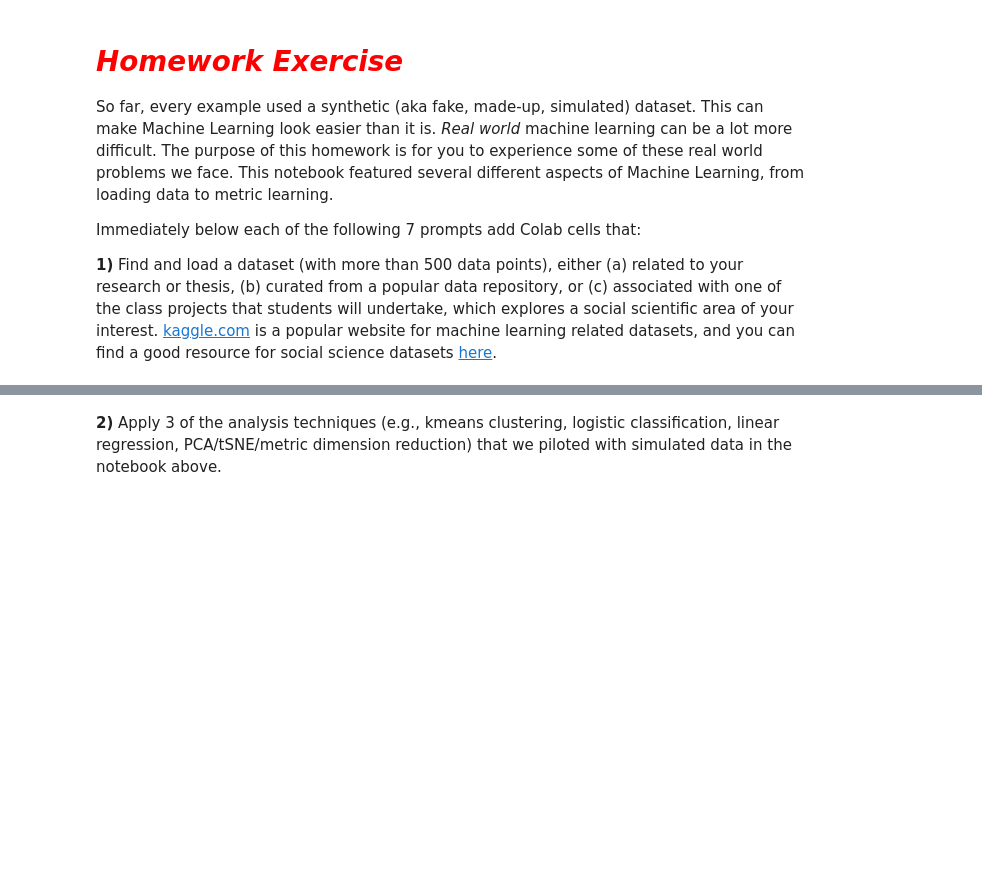
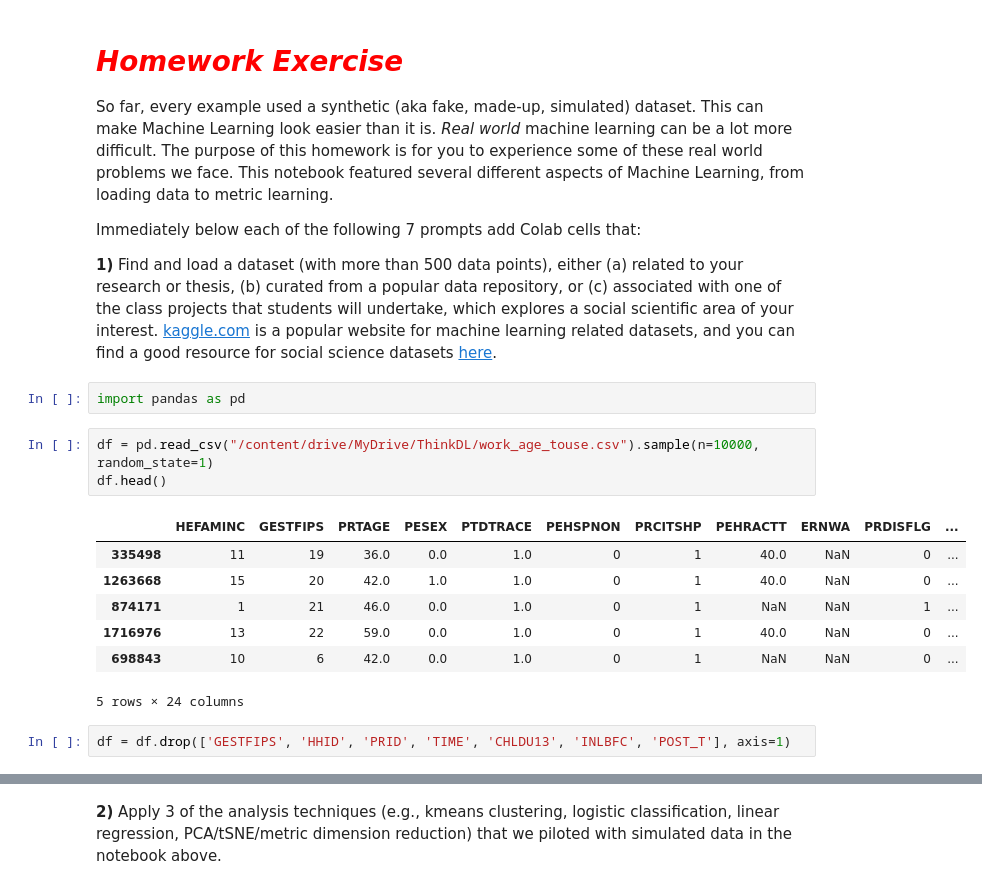
Before and after one commit to yhchou0904/ThinkDLassignments, a Jupyter notebook: Week1/Tutorial_1_machine_learning_pipelines.ipynb, the cells around one changed output, grey strips where cells are left out. Drawn from its saved outputs; the diff is of its cells as text; blank space fills up the shorter version.

```diff
--- a/Week1/Tutorial_1_machine_learning_pipelines.ipynb
+++ b/Week1/Tutorial_1_machine_learning_pipelines.ipynb
@@ -452,3 +453,18 @@ So far, every example used a synthetic (aka fake, made-up, simulated) dataset. T
 Immediately below each of the following 7 prompts add Colab cells that:
 
 **1)** Find and load a dataset (with more than 500 data points), either (a) related to your research or thesis, (b) curated from a popular data repository, or (c) associated with one of the class projects that students will undertake, which explores a social scientific area of your interest. [kaggle.com](https://www.kaggle.com/datasets) is a popular website for machine learning related datasets, and you can find a good resource for social science datasets [here](https://guides.emich.edu/data/free-data).
+# %%
+import pandas as pd
+# %%
+df = pd.read_csv("/content/drive/MyDrive/ThinkDL/work_age_touse.csv").sample(n=10000, random_state=1)
+df.head()
+# %% [output]
+|  | HEFAMINC | GESTFIPS | PRTAGE | PESEX | PTDTRACE | PEHSPNON | PRCITSHP | PEHRACTT | ERNWA | PRDISFLG | ... |
+| 335498 | 11 | 19 | 36.0 | 0.0 | 1.0 | 0 | 1 | 40.0 | NaN | 0 | ... |
+| 1263668 | 15 | 20 | 42.0 | 1.0 | 1.0 | 0 | 1 | 40.0 | NaN | 0 | ... |
+| 874171 | 1 | 21 | 46.0 | 0.0 | 1.0 | 0 | 1 | NaN | NaN | 1 | ... |
+| 1716976 | 13 | 22 | 59.0 | 0.0 | 1.0 | 0 | 1 | 40.0 | NaN | 0 | ... |
+| 698843 | 10 | 6 | 42.0 | 0.0 | 1.0 | 0 | 1 | NaN | NaN | 0 | ... |
+5 rows × 24 columns
+# %%
+df = df.drop(['GESTFIPS', 'HHID', 'PRID', 'TIME', 'CHLDU13', 'INLBFC', 'POST_T'], axis=1)
```
Also changed, not shown: parts of 37 cells of this notebook.
